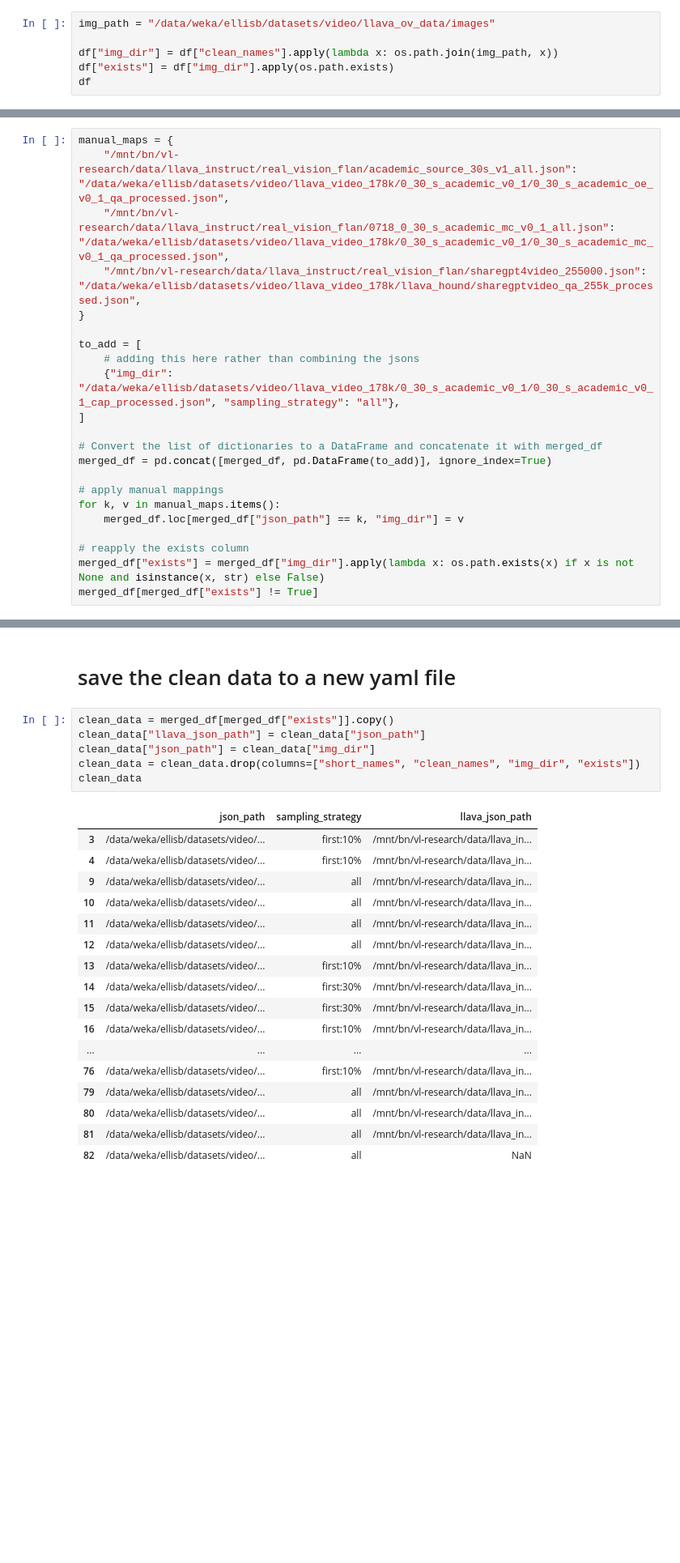
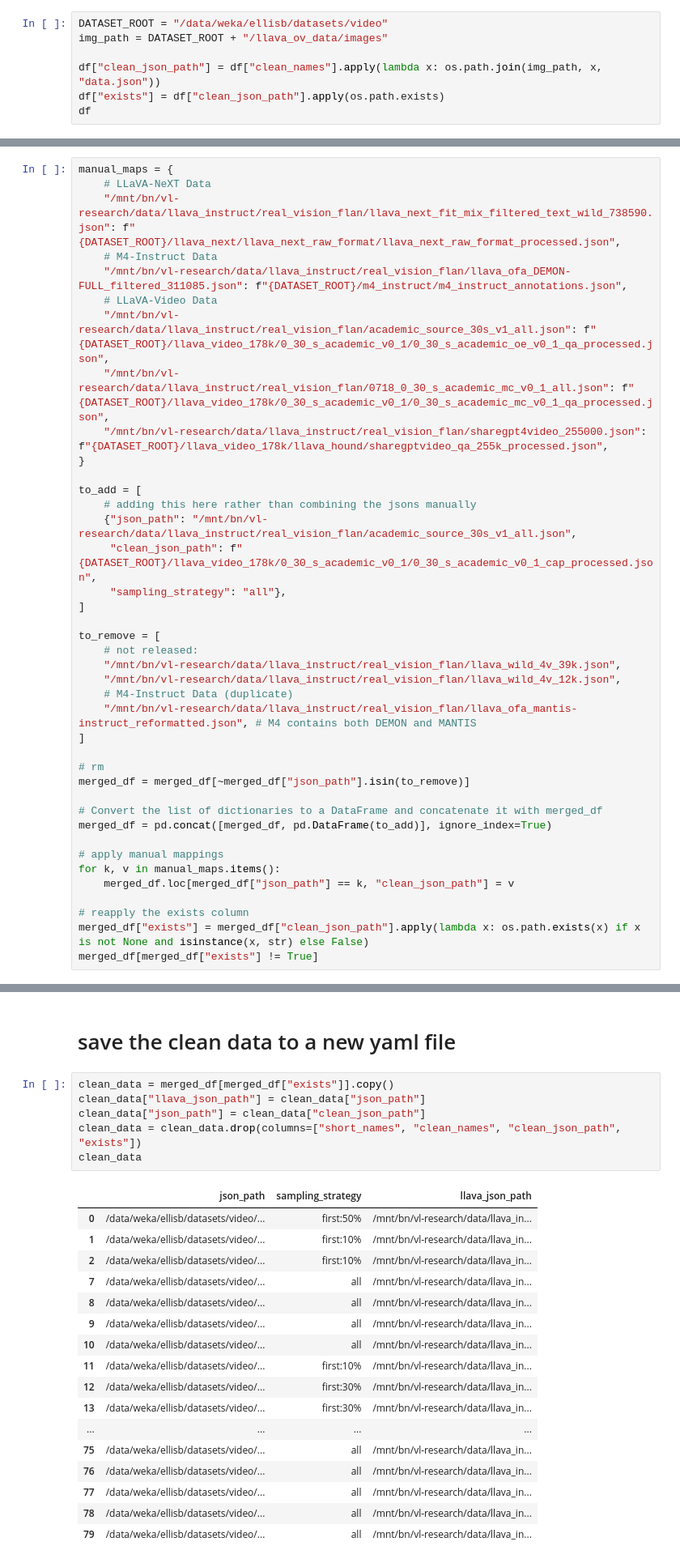
Before and after one commit to ellisbrown/LLaVA-NeXT, a Jupyter notebook: scripts/train/clean_data.ipynb, the cells around one changed output, grey strips where cells are left out. Shown at 81% size. Drawn from its saved outputs; the diff is of its cells as text; blank space fills up the shorter version.

Commit message:
some cleanup

```diff
--- a/scripts/train/clean_data.ipynb
+++ b/scripts/train/clean_data.ipynb
@@ -203,9 +204,10 @@ df
 | 79 | /mnt/bn/vl-research/data/llava_in... | vistext(cauldron) | vistext_cauldron |
 | 80 | /mnt/bn/vl-research/data/llava_in... | websight(cauldron) | websight_cauldron |
 # %%
-img_path = "/data/weka/ellisb/datasets/video/llava_ov_data/images"
+DATASET_ROOT = "/data/weka/ellisb/datasets/video"
+img_path = DATASET_ROOT + "/llava_ov_data/images"
 
-df["img_dir"] = df["clean_names"].apply(lambda x: os.path.join(img_path, x))
-df["exists"] = df["img_dir"].apply(os.path.exists)
+df["clean_json_path"] = df["clean_names"].apply(lambda x: os.path.join(img_path, x, "data.json"))
+df["exists"] = df["clean_json_path"].apply(os.path.exists)
 df
 # %% [output]
@@ -378,24 +380,42 @@ merged_df[merged_df["exists"] != True]
 | 81 | /mnt/bn/vl-research/data/llava_in... | all | NaN | NaN | NaN | NaN |
 # %%
 manual_maps = {
-    "/mnt/bn/vl-research/data/llava_instruct/real_vision_flan/academic_source_30s_v1_all.json": "/data/weka/ellisb/datasets/video/llava_video_178k/0_30_s_academic_v0_1/0_30_s_academic_oe_v0_1_qa_processed.json",
-    "/mnt/bn/vl-research/data/llava_instruct/real_vision_flan/0718_0_30_s_academic_mc_v0_1_all.json": "/data/weka/ellisb/datasets/video/llava_video_178k/0_30_s_academic_v0_1/0_30_s_academic_mc_v0_1_qa_processed.json",
-    "/mnt/bn/vl-research/data/llava_instruct/real_vision_flan/sharegpt4video_255000.json": "/data/weka/ellisb/datasets/video/llava_video_178k/llava_hound/sharegptvideo_qa_255k_processed.json",
+    # LLaVA-NeXT Data
+    "/mnt/bn/vl-research/data/llava_instruct/real_vision_flan/llava_next_fit_mix_filtered_text_wild_738590.json": f"{DATASET_ROOT}/llava_next/llava_next_raw_format/llava_next_raw_format_processed.json",
+    # M4-Instruct Data
+    "/mnt/bn/vl-research/data/llava_instruct/real_vision_flan/llava_ofa_DEMON-FULL_filtered_311085.json": f"{DATASET_ROOT}/m4_instruct/m4_instruct_annotations.json",
+    # LLaVA-Video Data
+    "/mnt/bn/vl-research/data/llava_instruct/real_vision_flan/academic_source_30s_v1_all.json": f"{DATASET_ROOT}/llava_video_178k/0_30_s_academic_v0_1/0_30_s_academic_oe_v0_1_qa_processed.json",
+    "/mnt/bn/vl-research/data/llava_instruct/real_vision_flan/0718_0_30_s_academic_mc_v0_1_all.json": f"{DATASET_ROOT}/llava_video_178k/0_30_s_academic_v0_1/0_30_s_academic_mc_v0_1_qa_processed.json",
+    "/mnt/bn/vl-research/data/llava_instruct/real_vision_flan/sharegpt4video_255000.json": f"{DATASET_ROOT}/llava_video_178k/llava_hound/sharegptvideo_qa_255k_processed.json",
 }
 
 to_add = [
-    # adding this here rather than combining the jsons
-    {"img_dir": "/data/weka/ellisb/datasets/video/llava_video_178k/0_30_s_academic_v0_1/0_30_s_academic_v0_1_cap_processed.json", "sampling_strategy": "all"},
+    # adding this here rather than combining the jsons manually
+    {"json_path": "/mnt/bn/vl-research/data/llava_instruct/real_vision_flan/academic_source_30s_v1_all.json",
+     "clean_json_path": f"{DATASET_ROOT}/llava_video_178k/0_30_s_academic_v0_1/0_30_s_academic_v0_1_cap_processed.json",
+     "sampling_strategy": "all"},
 ]
+
+to_remove = [
+    # not released:
+    "/mnt/bn/vl-research/data/llava_instruct/real_vision_flan/llava_wild_4v_39k.json",
+    "/mnt/bn/vl-research/data/llava_instruct/real_vision_flan/llava_wild_4v_12k.json",
+    # M4-Instruct Data (duplicate)
+    "/mnt/bn/vl-research/data/llava_instruct/real_vision_flan/llava_ofa_mantis-instruct_reformatted.json", # M4 contains both DEMON and MANTIS
+]
+
+# rm
+merged_df = merged_df[~merged_df["json_path"].isin(to_remove)]
 
 # Convert the list of dictionaries to a DataFrame and concatenate it with merged_df
 merged_df = pd.concat([merged_df, pd.DataFrame(to_add)], ignore_index=True)
 
 # apply manual mappings
 for k, v in manual_maps.items():
-    merged_df.loc[merged_df["json_path"] == k, "img_dir"] = v
+    merged_df.loc[merged_df["json_path"] == k, "clean_json_path"] = v
 
 # reapply the exists column
-merged_df["exists"] = merged_df["img_dir"].apply(lambda x: os.path.exists(x) if x is not None and isinstance(x, str) else False)
+merged_df["exists"] = merged_df["clean_json_path"].apply(lambda x: os.path.exists(x) if x is not None and isinstance(x, str) else False)
 merged_df[merged_df["exists"] != True]
 # %% [output]
@@ -420,27 +438,27 @@ merged_df[merged_df["exists"] != True]
 # %%
 clean_data = merged_df[merged_df["exists"]].copy()
 clean_data["llava_json_path"] = clean_data["json_path"]
-clean_data["json_path"] = clean_data["img_dir"]
-clean_data = clean_data.drop(columns=["short_names", "clean_names", "img_dir", "exists"])
+clean_data["json_path"] = clean_data["clean_json_path"]
+clean_data = clean_data.drop(columns=["short_names", "clean_names", "clean_json_path", "exists"])
 clean_data
 # %% [output]
 |  | json_path | sampling_strategy | llava_json_path |
-| 3 | /data/weka/ellisb/datasets/video/... | first:10% | /mnt/bn/vl-research/data/llava_in... |
-| 4 | /data/weka/ellisb/datasets/video/... | first:10% | /mnt/bn/vl-research/data/llava_in... |
+| 0 | /data/weka/ellisb/datasets/video/... | first:50% | /mnt/bn/vl-research/data/llava_in... |
+| 1 | /data/weka/ellisb/datasets/video/... | first:10% | /mnt/bn/vl-research/data/llava_in... |
+| 2 | /data/weka/ellisb/datasets/video/... | first:10% | /mnt/bn/vl-research/data/llava_in... |
+| 7 | /data/weka/ellisb/datasets/video/... | all | /mnt/bn/vl-research/data/llava_in... |
+| 8 | /data/weka/ellisb/datasets/video/... | all | /mnt/bn/vl-research/data/llava_in... |
 | 9 | /data/weka/ellisb/datasets/video/... | all | /mnt/bn/vl-research/data/llava_in... |
 | 10 | /data/weka/ellisb/datasets/video/... | all | /mnt/bn/vl-research/data/llava_in... |
-| 11 | /data/weka/ellisb/datasets/video/... | all | /mnt/bn/vl-research/data/llava_in... |
-| 12 | /data/weka/ellisb/datasets/video/... | all | /mnt/bn/vl-research/data/llava_in... |
-| 13 | /data/weka/ellisb/datasets/video/... | first:10% | /mnt/bn/vl-research/data/llava_in... |
-| 14 | /data/weka/ellisb/datasets/video/... | first:30% | /mnt/bn/vl-research/data/llava_in... |
-| 15 | /data/weka/ellisb/datasets/video/... | first:30% | /mnt/bn/vl-research/data/llava_in... |
-| 16 | /data/weka/ellisb/datasets/video/... | first:10% | /mnt/bn/vl-research/data/llava_in... |
+| 11 | /data/weka/ellisb/datasets/video/... | first:10% | /mnt/bn/vl-research/data/llava_in... |
+| 12 | /data/weka/ellisb/datasets/video/... | first:30% | /mnt/bn/vl-research/data/llava_in... |
+| 13 | /data/weka/ellisb/datasets/video/... | first:30% | /mnt/bn/vl-research/data/llava_in... |
 | ... | ... | ... | ... |
-| 76 | /data/weka/ellisb/datasets/video/... | first:10% | /mnt/bn/vl-research/data/llava_in... |
+| 75 | /data/weka/ellisb/datasets/video/... | all | /mnt/bn/vl-research/data/llava_in... |
+| 76 | /data/weka/ellisb/datasets/video/... | all | /mnt/bn/vl-research/data/llava_in... |
+| 77 | /data/weka/ellisb/datasets/video/... | all | /mnt/bn/vl-research/data/llava_in... |
+| 78 | /data/weka/ellisb/datasets/video/... | all | /mnt/bn/vl-research/data/llava_in... |
 | 79 | /data/weka/ellisb/datasets/video/... | all | /mnt/bn/vl-research/data/llava_in... |
-| 80 | /data/weka/ellisb/datasets/video/... | all | /mnt/bn/vl-research/data/llava_in... |
-| 81 | /data/weka/ellisb/datasets/video/... | all | /mnt/bn/vl-research/data/llava_in... |
-| 82 | /data/weka/ellisb/datasets/video/... | all | NaN |
 # %%
 with open("clean_ov_data.yaml", "w") as f:
     yaml.safe_dump({"datasets": clean_data.to_dict(orient="records")}, f)
```
Also changed, not shown: parts of 11 cells of this notebook, 6 other files.
